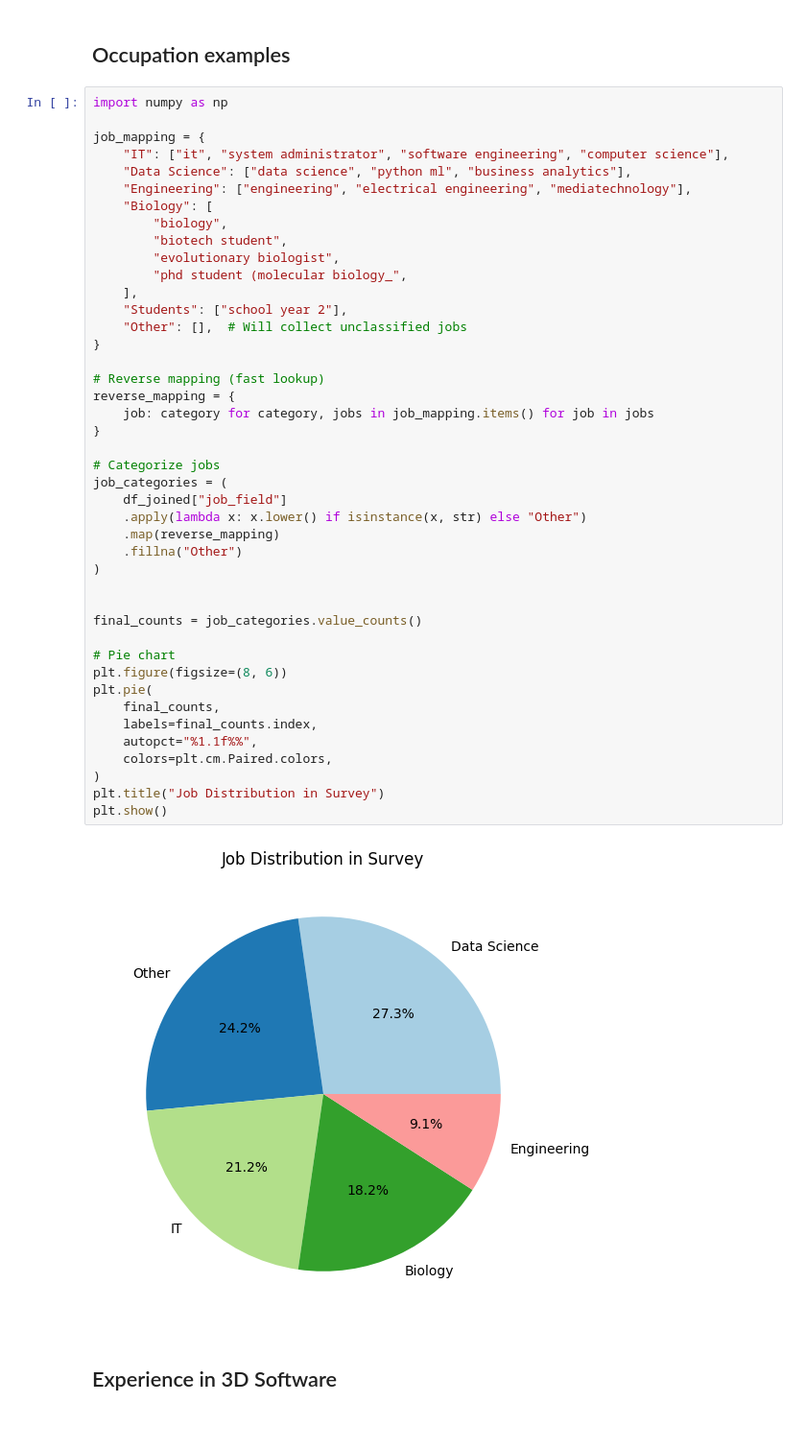
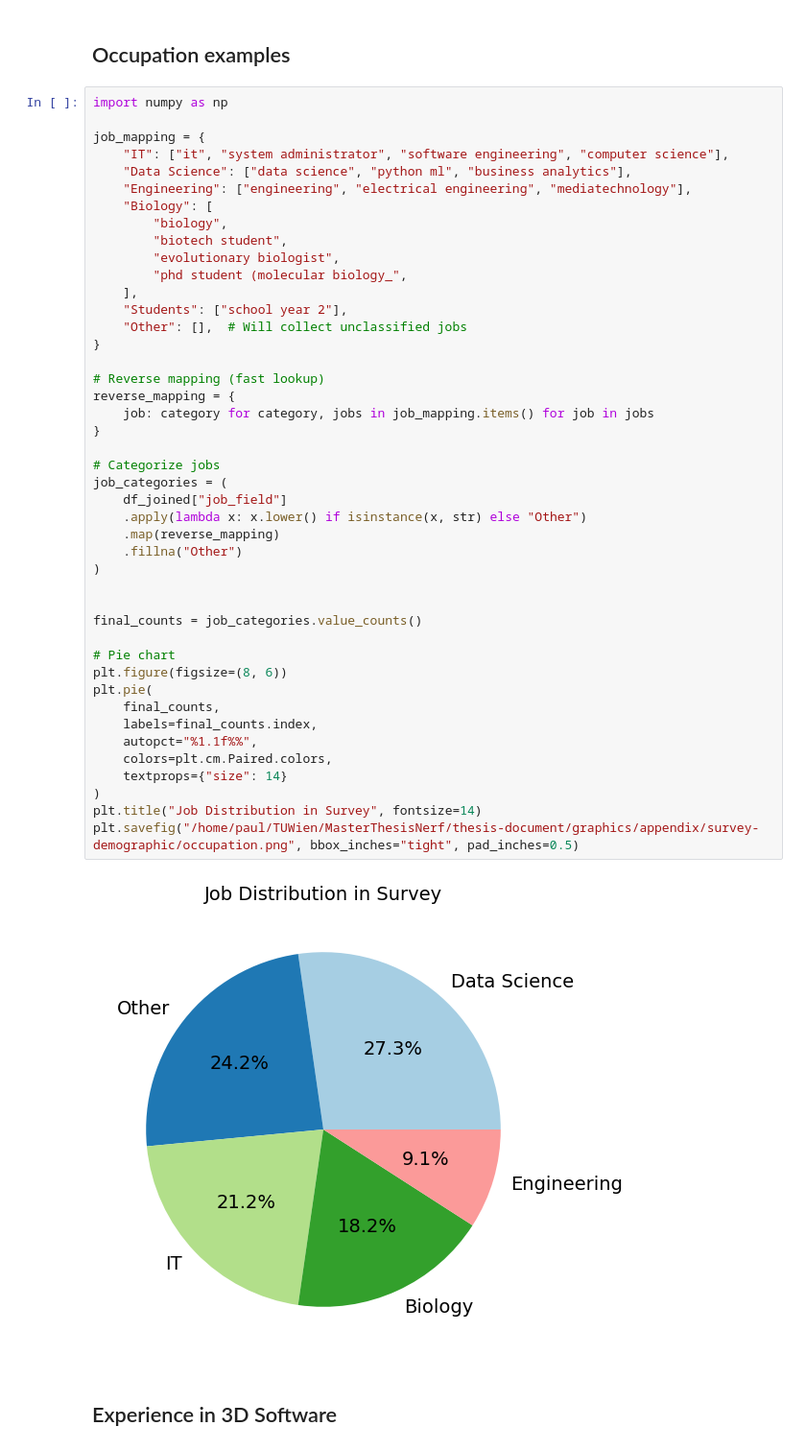
Before and after one commit to PaulErpen/user-data-analysis, a Jupyter notebook: user-data-analysis.ipynb, the cells around one changed output. Shown: that part at 96% size. Saved outputs shown, nothing was run; the diff lists cells and outputs as text; blank space fills up the shorter version.

```diff
--- a/user-data-analysis.ipynb
+++ b/user-data-analysis.ipynb
@@ -148,36 +148,37 @@ job_mapping = {
     ],
     "Students": ["school year 2"],
     "Other": [],  # Will collect unclassified jobs
 }
 
 # Reverse mapping (fast lookup)
 reverse_mapping = {
     job: category for category, jobs in job_mapping.items() for job in jobs
 }
 
 # Categorize jobs
 job_categories = (
     df_joined["job_field"]
     .apply(lambda x: x.lower() if isinstance(x, str) else "Other")
     .map(reverse_mapping)
     .fillna("Other")
 )
 
 
 final_counts = job_categories.value_counts()
 
 # Pie chart
 plt.figure(figsize=(8, 6))
 plt.pie(
     final_counts,
     labels=final_counts.index,
     autopct="%1.1f%%",
     colors=plt.cm.Paired.colors,
+    textprops={"size": 14}
 )
-plt.title("Job Distribution in Survey")
-plt.show()
+plt.title("Job Distribution in Survey", fontsize=14)
+plt.savefig("/home/paul/TUWien/MasterThesisNerf/thesis-document/graphics/appendix/survey-demographic/occupation.png", bbox_inches="tight", pad_inches=0.5)
 # %% [output]
-[figure, old version]
+[figure, new version]
 # %% [markdown]
 ## Experience in 3D Software
 # %%
```
Also changed, not shown: parts of 8 cells of this notebook, 2 other files.
